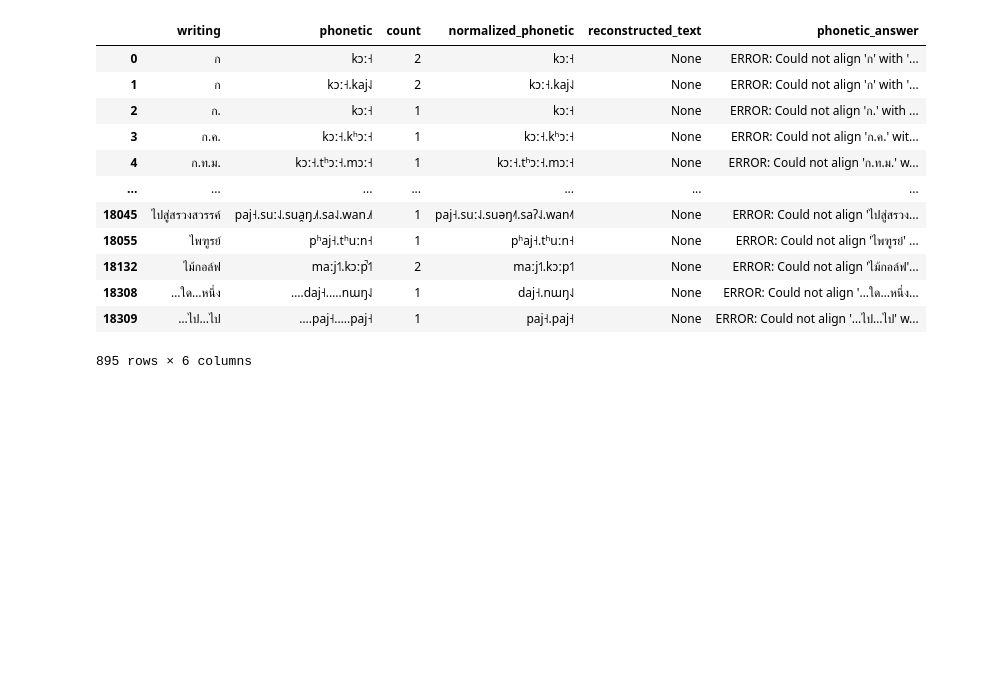
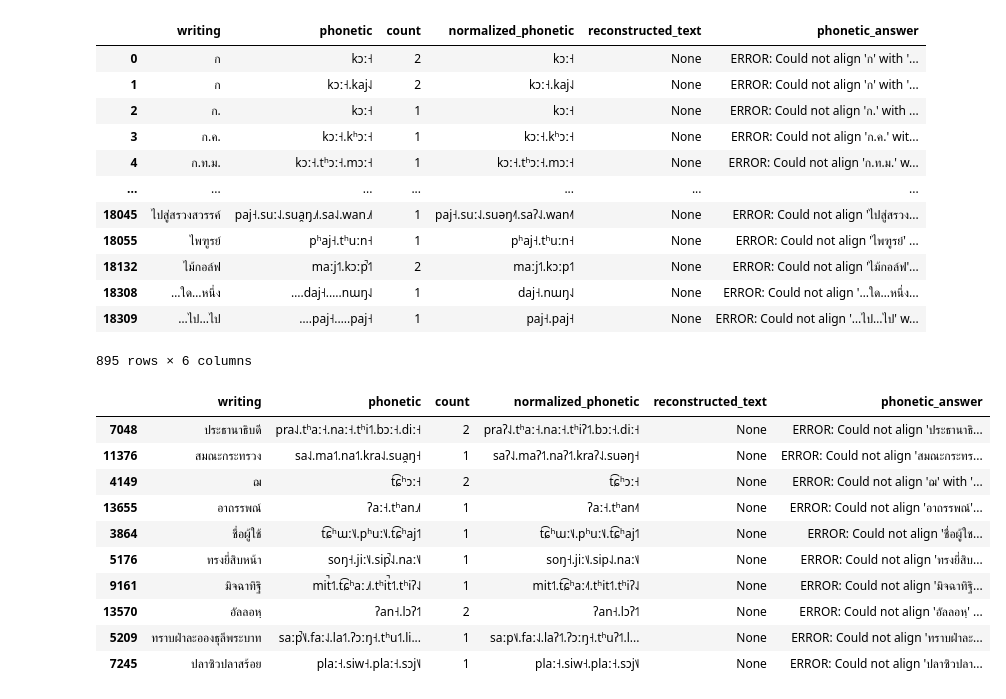
Before and after one commit to ParamaWattanakrai/thai_grapheme_sandbox, a Jupyter notebook: wikipron_mapping.ipynb, the cells around one changed output. Cells and saved outputs as stored; diff of their text form; code cells hidden in the pictures; blank space fills up the shorter version.

```diff
--- a/wikipron_mapping.ipynb
+++ b/wikipron_mapping.ipynb
@@ -151,7 +151,8 @@ errors.sample(10)
 mask = ~errors["normalized_phonetic"].str.contains(
     r"[lsf][˥˦˧˨˩]", regex=True, na=False
 )
-errors[mask]
+filtered_errors = errors[mask]
+filtered_errors
 # %% [output]
 |  | writing | phonetic | count | normalized_phonetic | reconstructed_text | phonetic_answer |
 | 0 | ก | kɔː˧ | 2 | kɔː˧ | None | ERROR: Could not align 'ก' with '... |
@@ -166,3 +167,17 @@ errors[mask]
 | 18308 | …ใด…หนึ่ง | ….daj˧.….nɯŋ˨˩ | 1 | daj˧.nɯŋ˨˩ | None | ERROR: Could not align '…ใด…หนึ่ง... |
 | 18309 | …ไป…ไป | ….paj˧.….paj˧ | 1 | paj˧.paj˧ | None | ERROR: Could not align '…ไป…ไป' w... |
 895 rows × 6 columns
+# %%
+filtered_errors.sample(10)
+# %% [output]
+|  | writing | phonetic | count | normalized_phonetic | reconstructed_text | phonetic_answer |
+| 7048 | ประธานาธิบดี | pra˨˩.tʰaː˧.naː˧.tʰi˦˥.bɔː˧.diː˧ | 2 | praʔ˨˩.tʰaː˧.naː˧.tʰiʔ˦˥.bɔː˧.diː˧ | None | ERROR: Could not align 'ประธานาธิ... |
+| 11376 | สมณะกระทรวง | sa˨˩.ma˦˥.na˦˥.kra˨˩.sua̯ŋ˧ | 1 | saʔ˨˩.maʔ˦˥.naʔ˦˥.kraʔ˨˩.suəŋ˧ | None | ERROR: Could not align 'สมณะกระทร... |
+| 4149 | ฌ | t͡ɕʰɔː˧ | 2 | t͡ɕʰɔː˧ | None | ERROR: Could not align 'ฌ' with '... |
+| 13655 | อาถรรพณ์ | ʔaː˧.tʰan˩˩˦ | 1 | ʔaː˧.tʰan˨˥ | None | ERROR: Could not align 'อาถรรพณ์'... |
+| 3864 | ชื่อผู้ใช้ | t͡ɕʰɯː˥˩.pʰuː˥˩.t͡ɕʰaj˦˥ | 1 | t͡ɕʰɯː˦˩.pʰuː˦˩.t͡ɕʰaj˦˥ | None | ERROR: Could not align 'ชื่อผู้ใช... |
+| 5176 | ทรงยี่สิบหน้า | soŋ˧.jiː˥˩.sip̚˨˩.naː˥˩ | 1 | soŋ˧.jiː˦˩.sip˨˩.naː˦˩ | None | ERROR: Could not align 'ทรงยี่สิบ... |
+| 9161 | มิจฉาทิฐิ | mit̚˦˥.t͡ɕʰaː˩˩˦.tʰit̚˦˥.tʰiʔ˨˩ | 1 | mit˦˥.t͡ɕʰaː˨˥.tʰit˦˥.tʰiʔ˨˩ | None | ERROR: Could not align 'มิจฉาทิฐิ... |
+| 13570 | อัลลอหฺ | ʔan˧.lɔʔ˦˥ | 2 | ʔan˧.lɔʔ˦˥ | None | ERROR: Could not align 'อัลลอหฺ' ... |
+| 5209 | ทราบฝ่าละอองธุลีพระบาท | saːp̚˥˩.faː˨˩.la˦˥.ʔɔːŋ˧.tʰu˦˥.li... | 1 | saːp˦˩.faː˨˩.laʔ˦˥.ʔɔːŋ˧.tʰuʔ˦˥.l... | None | ERROR: Could not align 'ทราบฝ่าละ... |
+| 7245 | ปลาซิวปลาสร้อย | plaː˧.siw˧.plaː˧.sɔj˥˩ | 1 | plaː˧.siw˧.plaː˧.sɔj˦˩ | None | ERROR: Could not align 'ปลาซิวปลา... |
```
Also changed, not shown: parts of 1 cell of this notebook, 3 other files.
